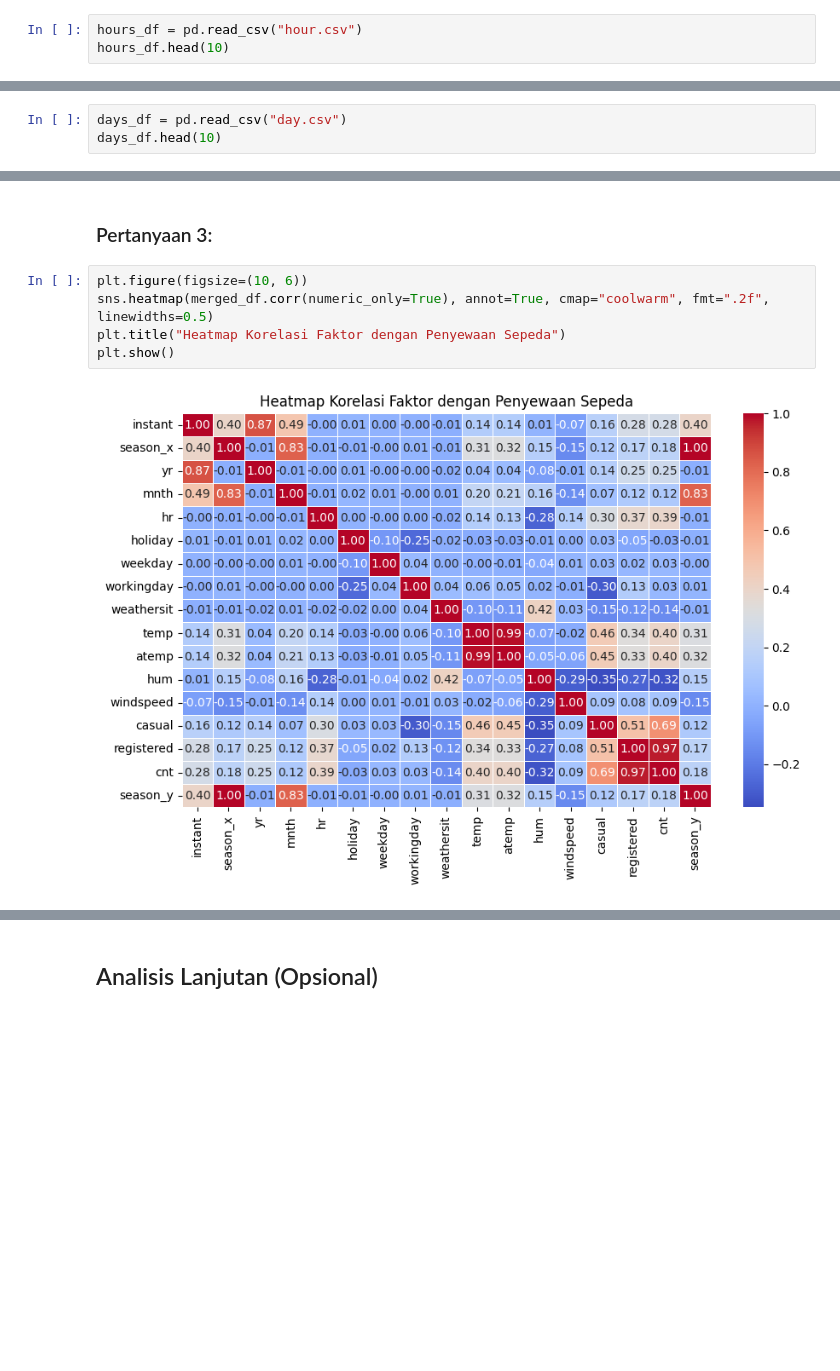
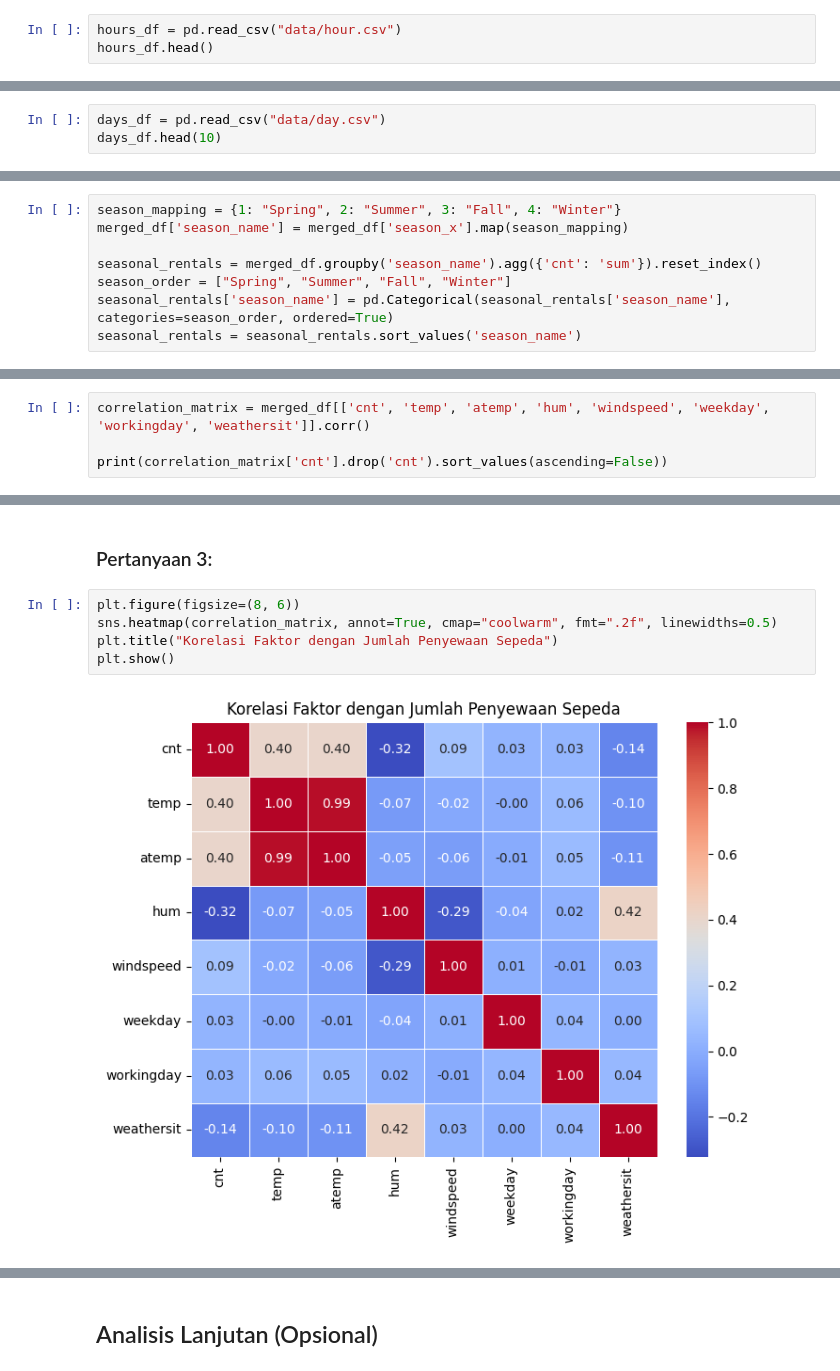
Before and after one commit to brianajiks123/bike-sharing-analysis, a Jupyter notebook: Proyek_Analisis_Data.ipynb, the cells around one changed output, grey strips where cells are left out. Cells and saved outputs as stored; diff of their text form; blank space fills up the shorter version.

```diff
--- a/Proyek_Analisis_Data.ipynb
+++ b/Proyek_Analisis_Data.ipynb
@@ -21,8 +21,8 @@ import seaborn as sns
 # %% [markdown]
 ### Gathering Data
 # %%
-hours_df = pd.read_csv("hour.csv")
-hours_df.head(10)
+hours_df = pd.read_csv("data/hour.csv")
+hours_df.head()
 # %% [output]
 |  | instant | dteday | season | yr | mnth | hr | holiday | weekday | workingday | weathersit | ... |
 | 0 | 1 | 2011-01-01 | 1 | 0 | 1 | 0 | 0 | 6 | 0 | 1 | ... |
@@ -38,5 +33,5 @@ hours_df.head(10)
 # %%
-days_df = pd.read_csv("day.csv")
+days_df = pd.read_csv("data/day.csv")
 days_df.head(10)
 # %% [output]
 |  | instant | dteday | season | yr | mnth | holiday | weekday | workingday | weathersit | temp | ... |
@@ -292,0 +327,8 @@ merged_df.to_csv("merge_data.csv", index=False)
+# %%
+season_mapping = {1: "Spring", 2: "Summer", 3: "Fall", 4: "Winter"}
+merged_df['season_name'] = merged_df['season_x'].map(season_mapping)
+
+seasonal_rentals = merged_df.groupby('season_name').agg({'cnt': 'sum'}).reset_index()
+season_order = ["Spring", "Summer", "Fall", "Winter"]
+seasonal_rentals['season_name'] = pd.Categorical(seasonal_rentals['season_name'], categories=season_order, ordered=True)
+seasonal_rentals = seasonal_rentals.sort_values('season_name')
@@ -292,0 +361,4 @@ merged_df.to_csv("merge_data.csv", index=False)
+# %%
+correlation_matrix = merged_df[['cnt', 'temp', 'atemp', 'hum', 'windspeed', 'weekday', 'workingday', 'weathersit']].corr()
+
+print(correlation_matrix['cnt'].drop('cnt').sort_values(ascending=False))
@@ -333,12 +412,12 @@ plt.show()
 # %% [markdown]
 ### Pertanyaan 3:
 # %%
-plt.figure(figsize=(10, 6))
-sns.heatmap(merged_df.corr(numeric_only=True), annot=True, cmap="coolwarm", fmt=".2f", linewidths=0.5)
-plt.title("Heatmap Korelasi Faktor dengan Penyewaan Sepeda")
+plt.figure(figsize=(8, 6))
+sns.heatmap(correlation_matrix, annot=True, cmap="coolwarm", fmt=".2f", linewidths=0.5)
+plt.title("Korelasi Faktor dengan Jumlah Penyewaan Sepeda")
 plt.show()
 # %% [output]
-[figure, old version]
+[figure, new version]
 # %%
 plt.figure(figsize=(8, 5))
 sns.scatterplot(x=merged_df['temp'], y=merged_df['cnt'], alpha=0.5)
```
Also changed, not shown: parts of 29 cells of this notebook, 8 other files.
